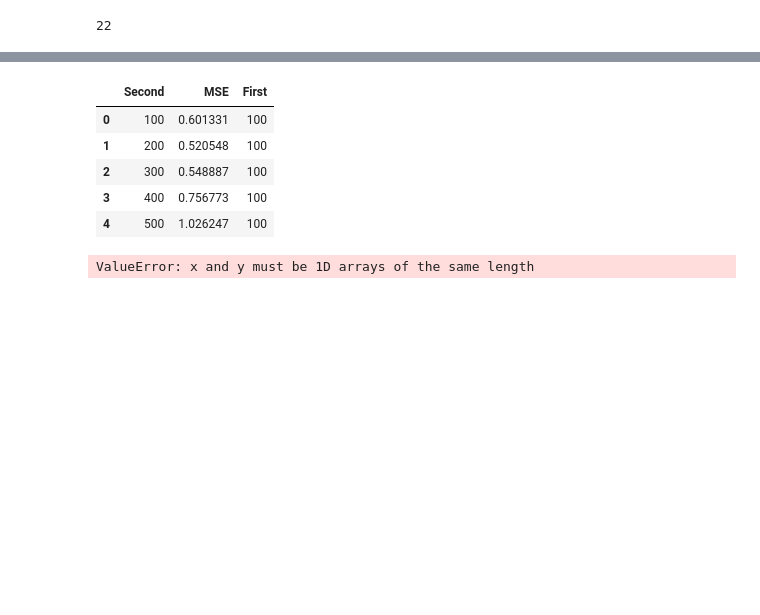
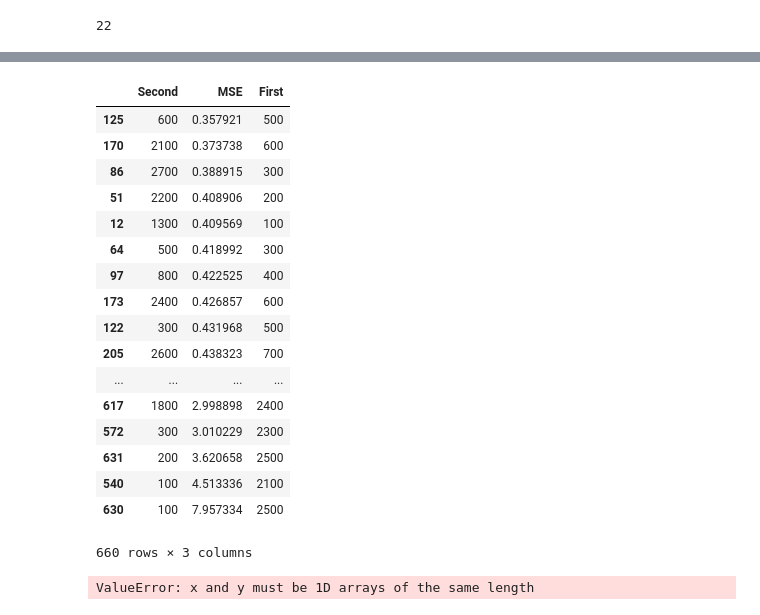
Before and after one commit to derrowap/MA490-MachineLearning-FinalProject, a Jupyter notebook: project.ipynb, the cells around one changed output, grey strips where cells are left out. Saved outputs shown, nothing was run; the diff lists cells and outputs as text; code cells hidden in the pictures; blank space fills up the shorter version.

```diff
--- a/project.ipynb
+++ b/project.ipynb
@@ -140,18 +148,30 @@ len(df_arr)
 # %%
 frames = [df_arr[0], df_arr[1], df_arr[2], df_arr[3], df_arr[4], df_arr[5],
           df_arr[6], df_arr[7], df_arr[8], df_arr[9], df_arr[10], df_arr[11],
           df_arr[12], df_arr[13], df_arr[14], df_arr[15], df_arr[16], df_arr[17],
           df_arr[18], df_arr[19], df_arr[20], df_arr[21]]
 result = pd.concat(frames)
 result = result.reset_index(drop=True)
-result.head()
+result.sort_values(['MSE'])
 # %% [output]
 |  | Second | MSE | First |
-| 0 | 100 | 0.601331 | 100 |
-| 1 | 200 | 0.520548 | 100 |
-| 2 | 300 | 0.548887 | 100 |
-| 3 | 400 | 0.756773 | 100 |
-| 4 | 500 | 1.026247 | 100 |
+| 125 | 600 | 0.357921 | 500 |
+| 170 | 2100 | 0.373738 | 600 |
+| 86 | 2700 | 0.388915 | 300 |
+| 51 | 2200 | 0.408906 | 200 |
+| 12 | 1300 | 0.409569 | 100 |
+| 64 | 500 | 0.418992 | 300 |
+| 97 | 800 | 0.422525 | 400 |
+| 173 | 2400 | 0.426857 | 600 |
+| 122 | 300 | 0.431968 | 500 |
+| 205 | 2600 | 0.438323 | 700 |
+| ... | ... | ... | ... |
+| 617 | 1800 | 2.998898 | 2400 |
+| 572 | 300 | 3.010229 | 2300 |
+| 631 | 200 | 3.620658 | 2500 |
+| 540 | 100 | 4.513336 | 2100 |
+| 630 | 100 | 7.957334 | 2500 |
+660 rows × 3 columns
 # %%
 res1 = result.as_matrix(columns=['First'])
 res2 = result.as_matrix(columns=['Second'])
```
Also changed, not shown: parts of 7 cells of this notebook, 6 other files.
